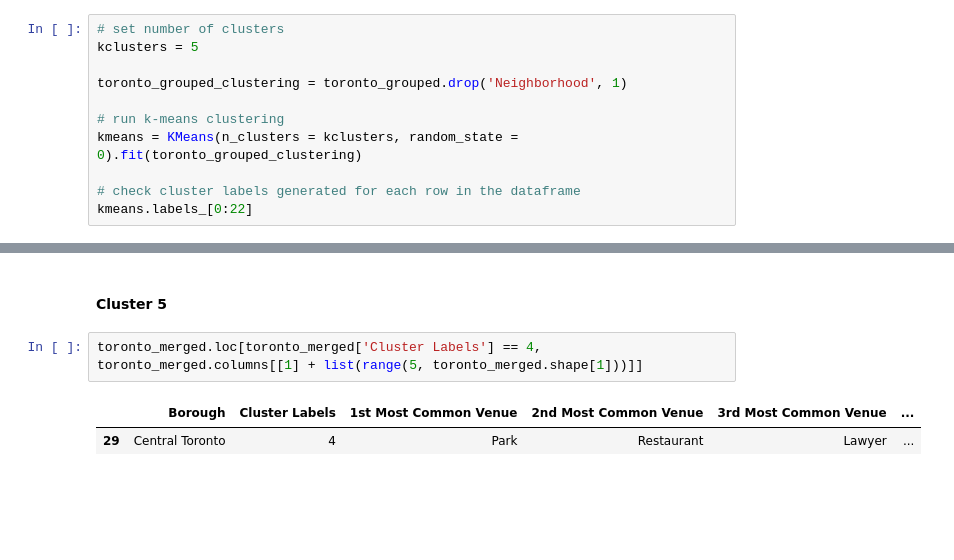
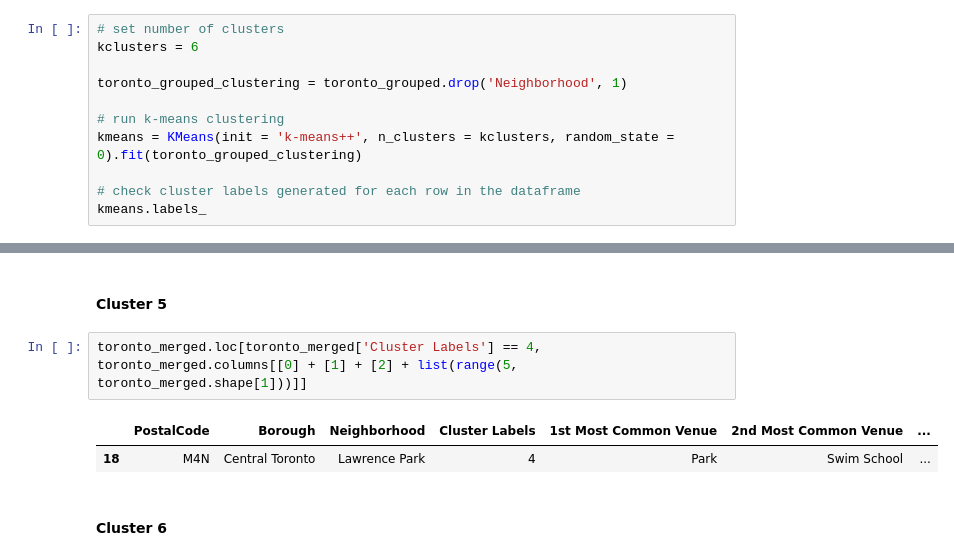
Before and after one commit to willygru/Coursera_Capstone, a Jupyter notebook: Clustering_Toronto_Neighborhoods.ipynb, the cells around one changed output, grey strips where cells are left out. Cells and saved outputs as stored; diff of their text form; blank space fills up the shorter version.

```diff
--- a/Clustering_Toronto_Neighborhoods.ipynb
+++ b/Clustering_Toronto_Neighborhoods.ipynb
@@ -609,12 +625,12 @@ Run _k_-means to cluster the neighborhoods into 5 clusters.
 # %%
 # set number of clusters
-kclusters = 5
+kclusters = 6
 
 toronto_grouped_clustering = toronto_grouped.drop('Neighborhood', 1)
 
 # run k-means clustering
-kmeans = KMeans(n_clusters = kclusters, random_state = 0).fit(toronto_grouped_clustering)
+kmeans = KMeans(init = 'k-means++', n_clusters = kclusters, random_state = 0).fit(toronto_grouped_clustering)
 
 # check cluster labels generated for each row in the dataframe
-kmeans.labels_[0:22]
+kmeans.labels_
 # %% [output]
@@ -721,7 +736,9 @@ toronto_merged.loc[toronto_merged['Cluster Labels'] == 3, toronto_merged.columns
 # %% [markdown]
 #### Cluster 5
 # %%
-toronto_merged.loc[toronto_merged['Cluster Labels'] == 4, toronto_merged.columns[[1] + list(range(5, toronto_merged.shape[1]))]]
+toronto_merged.loc[toronto_merged['Cluster Labels'] == 4, toronto_merged.columns[[0] + [1] + [2] + list(range(5, toronto_merged.shape[1]))]]
 # %% [output]
-|  | Borough | Cluster Labels | 1st Most Common Venue | 2nd Most Common Venue | 3rd Most Common Venue | ... |
-| 29 | Central Toronto | 4 | Park | Restaurant | Lawyer | ... |
+|  | PostalCode | Borough | Neighborhood | Cluster Labels | 1st Most Common Venue | 2nd Most Common Venue | ... |
+| 18 | M4N | Central Toronto | Lawrence Park | 4 | Park | Swim School | ... |
+# %% [markdown]
+#### Cluster 6
```
Also changed, not shown: parts of 52 cells of this notebook.
